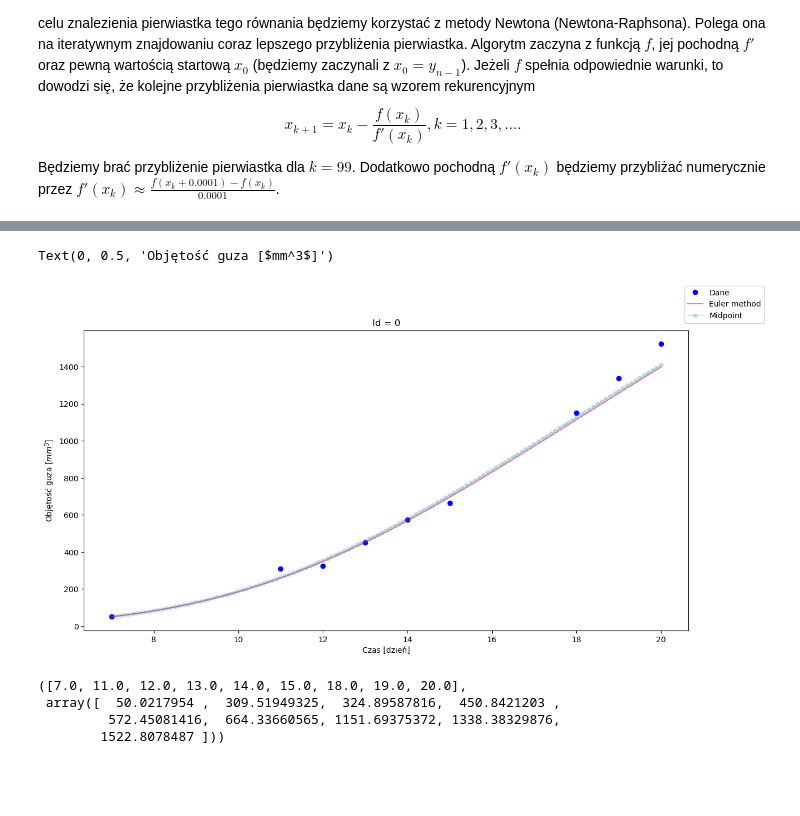
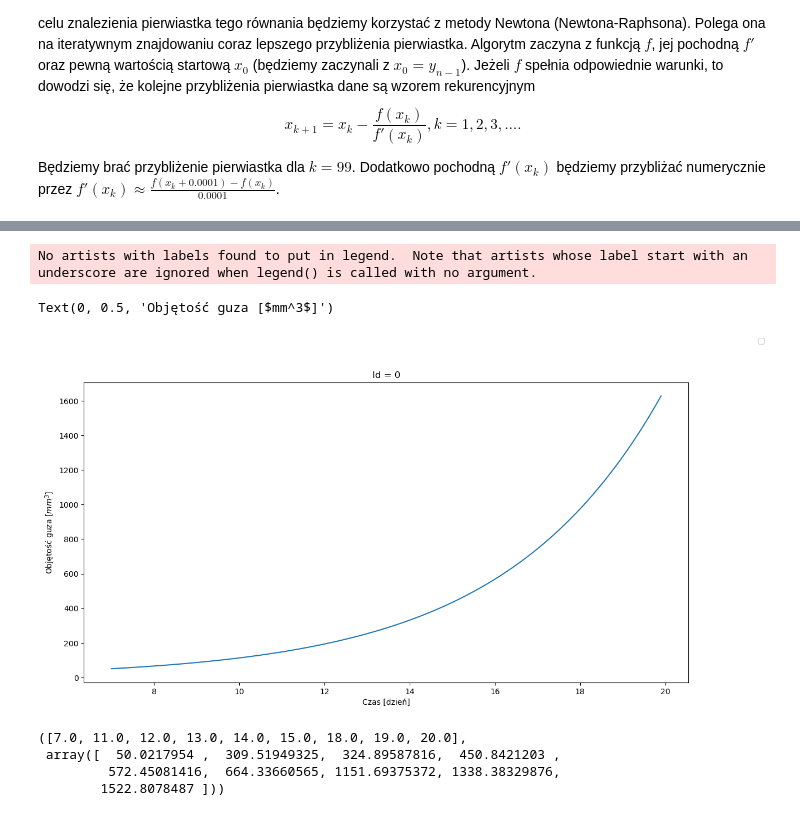
Before and after one commit to Tomexr1/Rownania_rozniczkowe, a Jupyter notebook: Prezentacja.ipynb, the cells around one changed output, grey strips where cells are left out. Saved outputs shown, nothing was run; the diff lists cells and outputs as text; code cells hidden in the pictures; blank space fills up the shorter version.

Commit message:
Opis metod

```diff
--- a/Prezentacja.ipynb
+++ b/Prezentacja.ipynb
@@ -409,7 +409,7 @@ Będziemy brać przybliżenie pierwiastka dla $k=99$. Dodatkowo pochodną $f'(x_
 # %%
 def backward_euler_method(f, x0, y0, h, n):
     """
-    Znajduje rozwiązania równania y' = f(x, y) metodą niejawną Eulera na przedziale [x0, x0 + nh].
+    Znajduje rozwiązanie równania y' = f(x, y) metodą niejawną Eulera na przedziale [x0, x0 + nh].
 
     :param f: funkcja prawej strony równania y' = f(x, y)
     :param x0: parametr początkowy x
@@ -421,7 +421,7 @@ def backward_euler_method(f, x0, y0, h, n):
     x = x0
     y = y0
     xs, ys = [x0], [y0]
-    for i in range(n):
+    for i in range(n-1):
         y = newton_method(lambda y: y - h * f(x, y) - ys[i], y)
         x += h
         xs.append(x)
@@ -446,7 +462,7 @@ def newton_method(f, x0):
 # %%
 def quadratic_taylor_method(f, x0, y0, h, n):
     """
-    Znajduje rozwiązania równania y' = f(x, y) metodą Taylora kwadratową na przedziale [x0, x0 + nh].
+    Znajduje rozwiązanie równania y' = f(x, y) metodą Taylora kwadratową na przedziale [x0, x0 + nh].
 
     :param f: funkcja prawej strony równania y' = f(x, y)
     :param x0: parametr początkowy x
@@ -458,10 +474,10 @@ def quadratic_taylor_method(f, x0, y0, h, n):
     x = x0
     y = y0
     xs, ys = [x0], [y0]
-    for i in range(n):
-        fx = (f(x, y + 0.0001) - f(x, y)) / 0.0001  # pochodna f po x
-#         fx = (f(x, y) * f(x, y) + f(x, y) * f(x, y))
-        y += h * f(x, y) + (h ** 2) / 2 * fx
+    for i in range(n-1):
+        fx = (f(x + 0.0001, y) - f(x, y)) / 0.0001
+        fy = (f(x, y + 0.0001) - f(x, y)) / 0.0001
+        y += h * f(x, y) + (h ** 2) / 2 * (fx + f(x, y) * fy)
         x += h
         xs.append(x)
         ys.append(y)
@@ -471,7 +498,7 @@ def quadratic_taylor_method(f, x0, y0, h, n):
 # %%
 def euler_midpoint_method(f, x0, y0, h, n):
     """
-    Znajduje rozwiązania równania y' = f(x, y) metodą środkowego punktu na przedziale [x0, x0 + nh].
+    Znajduje rozwiązanie równania y' = f(x, y) metodą środkowego punktu na przedziale [x0, x0 + nh].
 
     :param f: funkcja prawej strony równania y' = f(x, y)
     :param x0: parametr początkowy x
@@ -483,7 +510,7 @@ def euler_midpoint_method(f, x0, y0, h, n):
     x = x0
     y = y0
     xs, ys = [x0], [y0]
-    for i in range(n):
+    for i in range(n-1):
         y += h * f(x + h / 2, y + h / 2 * f(x, y))
         x += h
         xs.append(x)
@@ -494,7 +533,7 @@ def euler_midpoint_method(f, x0, y0, h, n):
 # %%
 def runge_kutta_method(f, x0, y0, h, n):
     """
-    Znajduje rozwiązania równania y' = f(x, y) metodą Runge-Kutty na przedziale [x0, x0 + nh].
+    Znajduje rozwiązanie równania y' = f(x, y) metodą Runge-Kutty na przedziale [x0, x0 + nh].
 
     :param f: funkcja prawej strony równania y' = f(x, y)
     :param x0: parametr początkowy x
@@ -506,7 +545,7 @@ def runge_kutta_method(f, x0, y0, h, n):
     x = x0
     y = y0
     xs, ys = [x0], [y0]
-    for i in range(n):
+    for i in range(n-1):
         k0 = f(x, y)
         k1 = f(x + h / 2, y + k0 / 2)
         k2 = f(x + h / 2, y + k1 / 2)
@@ -539,40 +623,41 @@ lung_1 = lung_vol_data[lung_vol_data['ID'] == 0]
 n = (lung_1['Time'].iloc[-1] - lung_1['Time'][0]) / h
 
 
 xs1, ys1 = backward_euler_method(gompertz_diff, lung_1['Time'][0], lung_1['Observation'][0], h, int(n))
 xs2, ys2 = euler_method(gompertz_diff, lung_1['Time'][0], lung_1['Observation'][0], h, int(n))
 xs3, ys3 = quadratic_taylor_method(gompertz_diff, lung_1['Time'][0], lung_1['Observation'][0], h, int(n))
 xs4, ys4 = quadratic_taylor_method(malthus_diff, lung_1['Time'][0], lung_1['Observation'][0], h, int(n))
 xs5, ys5 = quadratic_taylor_method(verhulst_diff, lung_1['Time'][0], lung_1['Observation'][0], h, int(n))
 xs6, ys6 = euler_midpoint_method(gompertz_diff, lung_1['Time'][0], lung_1['Observation'][0], h, int(n))
 xs7, ys7 = runge_kutta_method(gompertz_diff, lung_1['Time'][0], lung_1['Observation'][0], h, int(n))
 
 # dane dla K = 3000, r = 0.13 i danych lung_1 id=1, model grompetza
 
 xs = np.arange(lung_1.Time.iloc[0], lung_1.Time.iloc[-1], h)
 # xs = np.arange(lung_1.Time.iloc[0], 20000, h)
 ys = [mal(t) for t in xs]
 
 
 fig, ax = plt.subplots()
 
-# ax.plot(xs, ys)
+ax.plot(xs, ys)
 # ax.plot(xs4, ys4)
 
-ax.plot(lung_1['Time'], lung_1['Observation'], 'bo', label='Dane')
-ax.plot(xs2, ys2, 'r-', label='Euler method', alpha=0.5)
+# ax.plot(lung_1['Time'], lung_1['Observation'], 'bo', label='Dane')
+# ax.plot(xs2, ys2, 'r-', label='Euler method', alpha=0.5)
 # ax.plot(xs1, ys1, 'g-', label='Backward Euler method', alpha=0.5)
 # ax.plot(xs3, ys3, 'o-', label='Taylor', alpha=0.2)
-ax.plot(xs6, ys6, 'p-', label='Midpoint', alpha=0.2)
-ax.plot(xs7, ys7, 'v-', label='Runge Kutta', alpha=0.2)
+# ax.plot(xs6, ys6, 'p-', label='Midpoint', alpha=0.2)
+# ax.plot(xs7, ys7, 'v-', label='Runge Kutta', alpha=0.2)
 fig.legend()
 plt.title('Id = 0')
 plt.xlabel('Czas [dzień]')
 plt.ylabel('Objętość guza [$mm^3$]')
 # ys3[51], ys2[51]
 # %% [output]
-Text(0, 0.5, 'Objętość guza [$mm^3$]')
+No artists with labels found to put in legend.  Note that artists whose label start with an underscore are ignored when legend() is called with no argument.
+Text(0, 0.5, 'Objętość guza [$mm^3$]')
-[figure, old version]
+[figure, new version]
 # %%
 from scipy.optimize import curve_fit
 # %%
```
Also changed, not shown: parts of 10 cells of this notebook.
